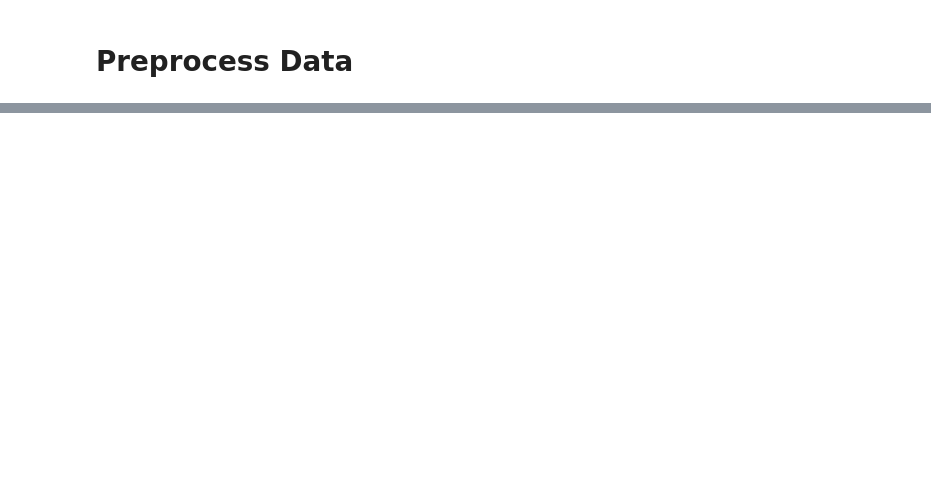
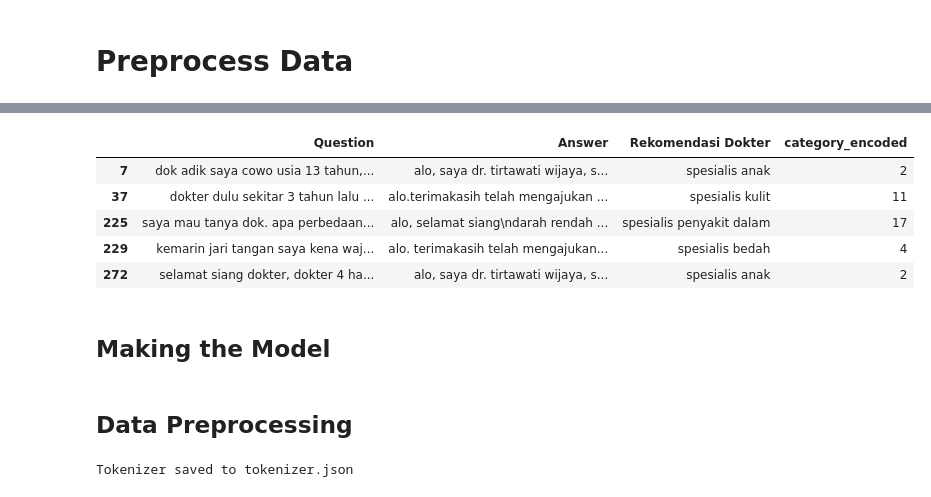
Before and after one commit to Bangkit-Teams/MediChat, a Jupyter notebook: Data Scraping Alodokter/data alodokter/recommendation_data.ipynb, the cells around one changed output, grey strips where cells are left out. Saved outputs shown, nothing was run; the diff lists cells and outputs as text; code cells hidden in the pictures; blank space fills up the shorter version.

Commit message:
prototype model doctor classification

```diff
--- a/Data Scraping Alodokter/data alodokter/recommendation_data.ipynb
+++ b/Data Scraping Alodokter/data alodokter/recommendation_data.ipynb
@@ -36,7 +62,11 @@ spesialis_dataframe.describe()
 # %%
 def extract_specialist(answer):
    match = re.search(r'spesialis [a-z]+', answer, re.IGNORECASE)
-   return match.group() if match else None
+   match2 = re.search(r'dokter [a-z]+', answer, re.IGNORECASE)
+   if match:
+      return match.group()
+   else:
+      return match2.group() if match2 else None
 # %%
 recommendation_df = spesialis_dataframe.copy()
 recommendation_df['Rekomendasi Dokter'] = recommendation_df[' Answer'].apply(extract_specialist)
@@ -60,9 +144,10 @@ dataframe[' Answer'].iloc[302689]
 def correct_labels(dataframe):
    dataframe['Rekomendasi Dokter'] = dataframe['Rekomendasi Dokter'].str.replace("penyakit", "penyakit dalam", regex=False)
    dataframe['Rekomendasi Dokter'] = dataframe['Rekomendasi Dokter'].str.replace("hamtologi", "hematologi", regex=False)
-   dataframe['Rekomendasi Dokter'] = dataframe['Rekomendasi Dokter'].str.replace("orthopedi|tulang", "ortopedi", regex=True)
+   dataframe['Rekomendasi Dokter'] = dataframe['Rekomendasi Dokter'].str.replace("orthopedi|orthopaedi|tulang", "ortopedi", regex=True)
+   dataframe['Rekomendasi Dokter'] = dataframe['Rekomendasi Dokter'].str.replace("spesialis gigi", "dokter gigi", regex=True)
    dataframe['Rekomendasi Dokter'] = dataframe['Rekomendasi Dokter'].str.replace("obsgyn|obgyn", "obstetri", regex=True)
-   dataframe['Rekomendasi Dokter'] = dataframe['Rekomendasi Dokter'].str.replace("rehab", "rehabilitasi", regex=False)
+   dataframe['Rekomendasi Dokter'] = dataframe['Rekomendasi Dokter'].str.replace("rehab ", "rehabilitasi", regex=False)
    dataframe['Rekomendasi Dokter'] = dataframe['Rekomendasi Dokter'].str.replace("kejiwaan|kesehatan", "psikiater", regex=True)
    dataframe['Rekomendasi Dokter'] = dataframe['Rekomendasi Dokter'].str.replace("konservasi", "konservasi gigi", regex=False)
    dataframe['Rekomendasi Dokter'] = dataframe['Rekomendasi Dokter'].str.replace("sarah|neurologi", "saraf", regex=True)
@@ -76,0 +176,6 @@ tes_df
+# %%
+top_31_values = tes_df['Rekomendasi Dokter'].value_counts().nlargest(31).index
+wrong_values = ['dokter spesialis', 'spesialis terkait', 'dokter terdekat', 'spesialis di']
+top_31_values_cleared = [value for value in top_31_values if value not in wrong_values]
+tes_df = tes_df[tes_df['Rekomendasi Dokter'].isin(top_31_values_cleared)]
+print(top_31_values_cleared)
@@ -76,0 +184,5 @@ tes_df
+# %%
+from sklearn.preprocessing import LabelEncoder
+
+label_encoder = LabelEncoder()
+tes_df['category_encoded'] = label_encoder.fit_transform(tes_df['Rekomendasi Dokter'])
@@ -77,2 +195,10 @@ tes_df
 # %%
 tes_df.describe()
+tes_df.head()
+# %% [output]
+|  | Question | Answer | Rekomendasi Dokter | category_encoded |
+| 7 | dok adik saya cowo usia 13 tahun,... | alo, saya dr. tirtawati wijaya, s... | spesialis anak | 2 |
+| 37 | dokter dulu sekitar 3 tahun lalu ... | alo.terimakasih telah mengajukan ... | spesialis kulit | 11 |
+| 225 | saya mau tanya dok. apa perbedaan... | alo, selamat siang\ndarah rendah ... | spesialis penyakit dalam | 17 |
+| 229 | kemarin jari tangan saya kena waj... | alo. terimakasih telah mengajukan... | spesialis bedah | 4 |
+| 272 | selamat siang dokter, dokter 4 ha... | alo, saya dr. tirtawati wijaya, s... | spesialis anak | 2 |
@@ -80,0 +205,4 @@ cleaned_df[cleaned_df['Rekomendasi Dokter'] == "spesialis di"].index
+# %% [markdown]
+## Making the Model
+# %% [markdown]
+## Data Preprocessing
@@ -80,0 +236,18 @@ cleaned_df[cleaned_df['Rekomendasi Dokter'] == "spesialis di"].index
+# %%
+import json
+
+# Assuming you have already fitted your tokenizer
+# tokenizer = Tokenizer()
+# tokenizer.fit_on_texts(questions)
+
+# Convert tokenizer to JSON
+tokenizer_json = tokenizer.to_json()
+
+# Save tokenizer JSON to a file
+tokenizer_file = "tokenizer.json"
+with open(tokenizer_file, 'w', encoding='utf-8') as f:
+    f.write(json.dumps(tokenizer_json, ensure_ascii=False))
+
+print("Tokenizer saved to", tokenizer_file)
+# %% [output]
+Tokenizer saved to tokenizer.json
```
Also changed, not shown: parts of 17 cells of this notebook, 1 other file.
